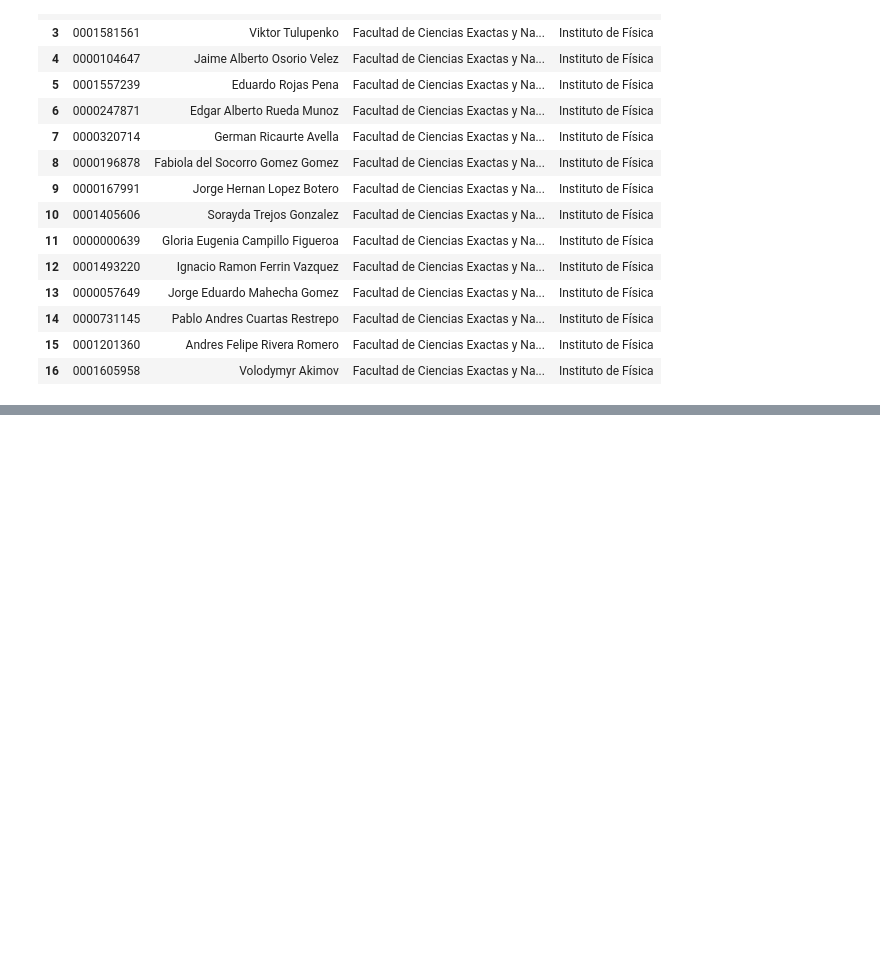
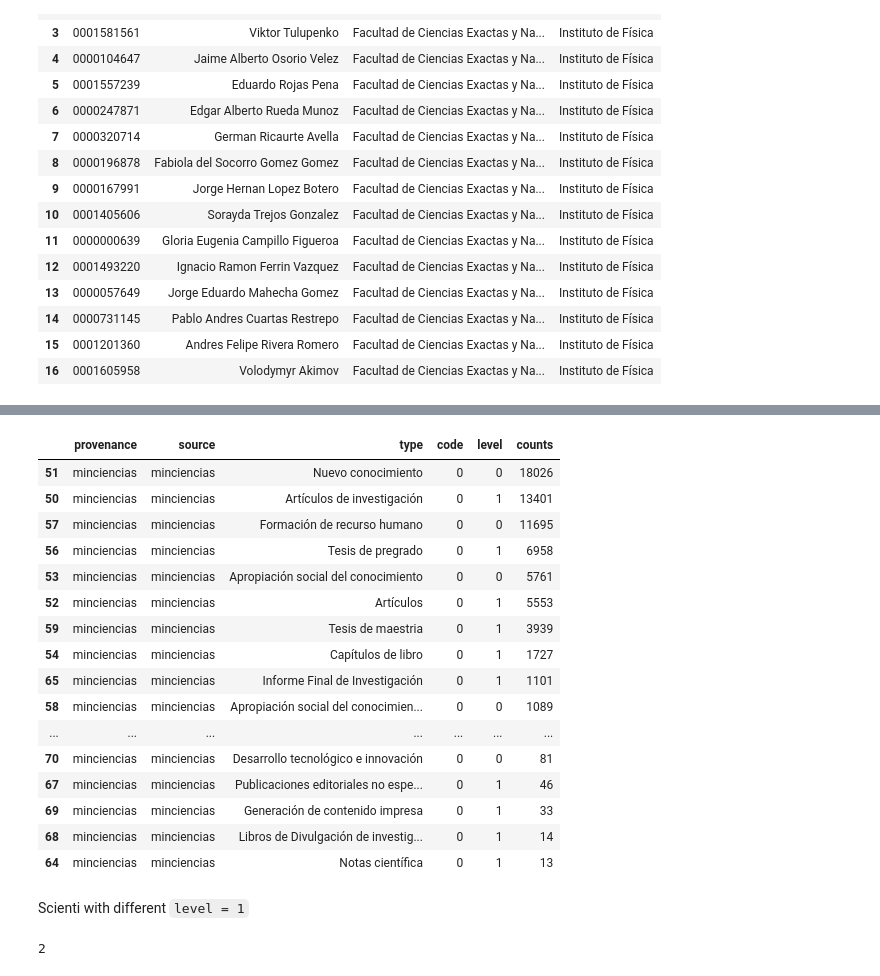
Before and after one commit to restrepo/udea.ipynb, a Jupyter notebook: udea.ipynb, the cells around one changed output, grey strips where cells are left out. Drawn from its saved outputs; the diff is of its cells as text; code cells hidden in the pictures; blank space fills up the shorter version.

```diff
--- a/udea.ipynb
+++ b/udea.ipynb
@@ -488,0 +552,26 @@ in Instituto de Física
+# %%
+tp[tp['provenance'] == 'minciencias'].sort_values('counts', ascending=False)
+# %% [output]
+|  | provenance | source | type | code | level | counts |
+| 51 | minciencias | minciencias | Nuevo conocimiento | 0 | 0 | 18026 |
+| 50 | minciencias | minciencias | Artículos de investigación | 0 | 1 | 13401 |
+| 57 | minciencias | minciencias | Formación de recurso humano | 0 | 0 | 11695 |
+| 56 | minciencias | minciencias | Tesis de pregrado | 0 | 1 | 6958 |
+| 53 | minciencias | minciencias | Apropiación social del conocimiento | 0 | 0 | 5761 |
+| 52 | minciencias | minciencias | Artículos | 0 | 1 | 5553 |
+| 59 | minciencias | minciencias | Tesis de maestria | 0 | 1 | 3939 |
+| 54 | minciencias | minciencias | Capítulos de libro | 0 | 1 | 1727 |
+| 65 | minciencias | minciencias | Informe Final de Investigación | 0 | 1 | 1101 |
+| 58 | minciencias | minciencias | Apropiación social del conocimien... | 0 | 0 | 1089 |
+| ... | ... | ... | ... | ... | ... | ... |
+| 70 | minciencias | minciencias | Desarrollo tecnológico e innovación | 0 | 0 | 81 |
+| 67 | minciencias | minciencias | Publicaciones editoriales no espe... | 0 | 1 | 46 |
+| 69 | minciencias | minciencias | Generación de contenido impresa | 0 | 1 | 33 |
+| 68 | minciencias | minciencias | Libros de Divulgación de investig... | 0 | 1 | 14 |
+| 64 | minciencias | minciencias | Notas científica | 0 | 1 | 13 |
+# %% [markdown]
+Scienti with different `level = 1`
+# %%
+[1,1].count(1)
+# %% [output]
+2
```
Also changed, not shown: parts of 28 cells of this notebook.
